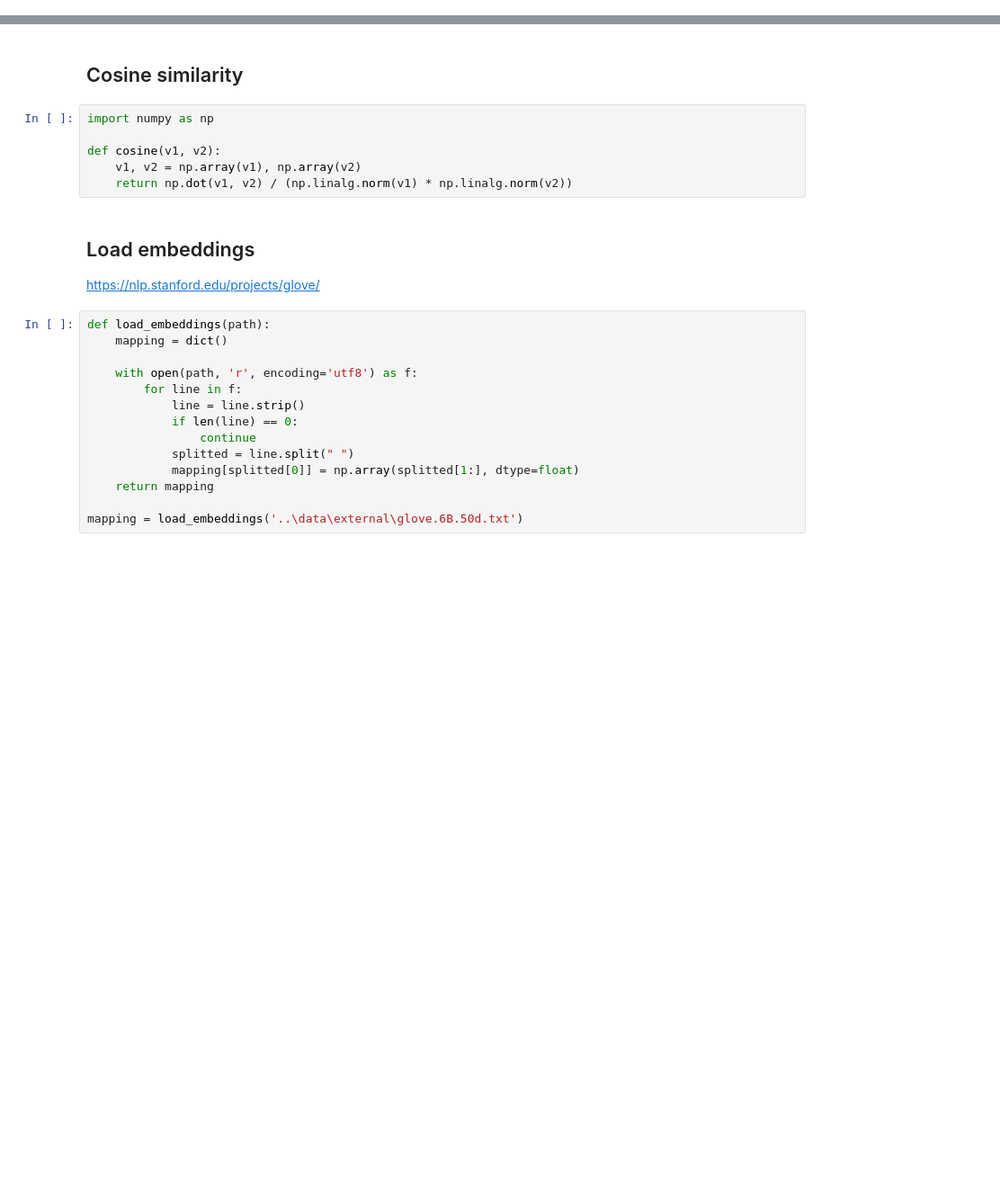
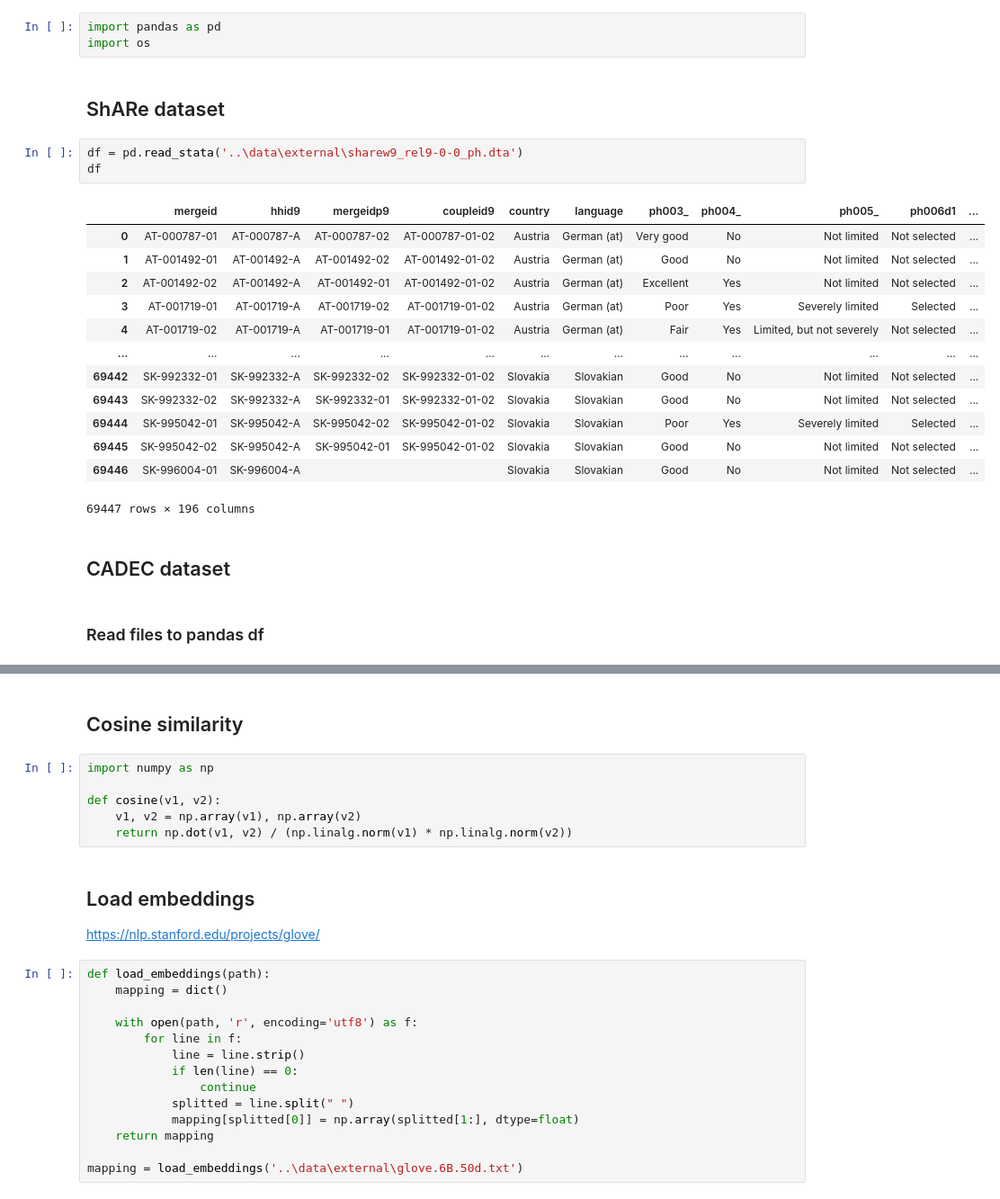
Before and after one commit to Bognanna/LLM-NER-metrics, a Jupyter notebook: notebooks/short_text_embeddings.ipynb, the cells around one changed output, grey strips where cells are left out. Shown: that part at 90% size. Drawn from its saved outputs; the diff is of its cells as text; blank space fills up the shorter version.

Commit message:
Added CADEC dataset section

```diff
--- a/notebooks/short_text_embeddings.ipynb
+++ b/notebooks/short_text_embeddings.ipynb
@@ -0,0 +1,26 @@
+# %%
+import pandas as pd
+import os
+# %% [markdown]
+## ShARe dataset
+# %%
+df = pd.read_stata('..\data\external\sharew9_rel9-0-0_ph.dta')
+df
+# %% [output]
+|  | mergeid | hhid9 | mergeidp9 | coupleid9 | country | language | ph003_ | ph004_ | ph005_ | ph006d1 | ... |
+| 0 | AT-000787-01 | AT-000787-A | AT-000787-02 | AT-000787-01-02 | Austria | German (at) | Very good | No | Not limited | Not selected | ... |
+| 1 | AT-001492-01 | AT-001492-A | AT-001492-02 | AT-001492-01-02 | Austria | German (at) | Good | No | Not limited | Not selected | ... |
+| 2 | AT-001492-02 | AT-001492-A | AT-001492-01 | AT-001492-01-02 | Austria | German (at) | Excellent | Yes | Not limited | Not selected | ... |
+| 3 | AT-001719-01 | AT-001719-A | AT-001719-02 | AT-001719-01-02 | Austria | German (at) | Poor | Yes | Severely limited | Selected | ... |
+| 4 | AT-001719-02 | AT-001719-A | AT-001719-01 | AT-001719-01-02 | Austria | German (at) | Fair | Yes | Limited, but not severely | Not selected | ... |
+| ... | ... | ... | ... | ... | ... | ... | ... | ... | ... | ... | ... |
+| 69442 | SK-992332-01 | SK-992332-A | SK-992332-02 | SK-992332-01-02 | Slovakia | Slovakian | Good | No | Not limited | Not selected | ... |
+| 69443 | SK-992332-02 | SK-992332-A | SK-992332-01 | SK-992332-01-02 | Slovakia | Slovakian | Good | No | Not limited | Not selected | ... |
+| 69444 | SK-995042-01 | SK-995042-A | SK-995042-02 | SK-995042-01-02 | Slovakia | Slovakian | Poor | Yes | Severely limited | Selected | ... |
+| 69445 | SK-995042-02 | SK-995042-A | SK-995042-01 | SK-995042-01-02 | Slovakia | Slovakian | Good | No | Not limited | Not selected | ... |
+| 69446 | SK-996004-01 | SK-996004-A |  |  | Slovakia | Slovakian | Good | No | Not limited | Not selected | ... |
+69447 rows × 196 columns
+# %% [markdown]
+## CADEC dataset
+# %% [markdown]
+### Read files to pandas df
```
Also changed, not shown: parts of 6 cells of this notebook.
